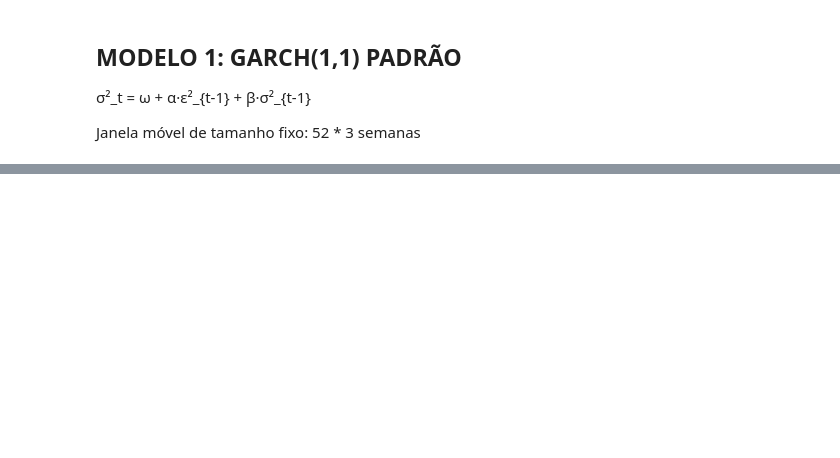
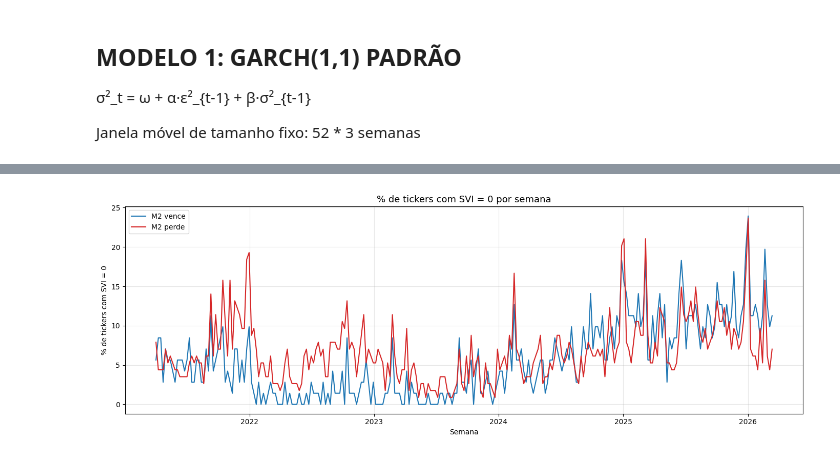
Before and after one commit to bruno-ritter/brazilain_stock_volatility_and_google_trends, a Jupyter notebook: POC_TCC_Google_Trends_v1.ipynb, the cells around one changed output, grey strips where cells are left out. Drawn from its saved outputs; the diff is of its cells as text; code cells hidden in the pictures; blank space fills up the shorter version.

```diff
--- a/POC_TCC_Google_Trends_v1.ipynb
+++ b/POC_TCC_Google_Trends_v1.ipynb
@@ -526,0 +537,7 @@ def garch_exog(grupo, col_exog="svi_diff", janela=52 * 3):
+# %%
+# Retirar ticker com x% dos dias com SVI igual a zero
+
+zeros_pct = df_trends.groupby("ticker_b3")["svi"].apply(lambda x: (x == 0).mean())
+tickers_sem_sinal = zeros_pct[zeros_pct >= 0.5].index
+tickers_com_sinal = df_trends[~df_trends["ticker_b3"].isin(tickers_sem_sinal)]["ticker_b3"].unique()
+df_final = df_final[df_final["ticker_b3"].isin(tickers_com_sinal)]
@@ -635,0 +626,4 @@ print(df_qlike["melhor"].value_counts().to_string())
+# %%
+# Retirar os ticker que tiveram ERRO ao rodar o modelo
+ticker_erro_m2 = df_previsoes[df_previsoes.status_m2 == "Singular matrix"]["ticker_b3"].unique()
+df_previsoes = df_previsoes[~df_previsoes.ticker_b3.isin(ticker_erro_m2)]
@@ -635,0 +712,9 @@ print(df_qlike["melhor"].value_counts().to_string())
+# %%
+df_qlike["melhor"] = df_qlike[list(NOMES.values())].idxmin(axis=1)
+print(df_qlike["melhor"].value_counts())
+
+# Cruzar γ-significância com qual modelo vence por ticker
+tickers_signif = df_resumo_params[df_resumo_params["pct_signif_5pct"] >= 50].index
+# Filter tickers_signif to only include those present in df_qlike's index
+tickers_signif = tickers_signif.intersection(df_qlike.index)
+print(df_qlike.loc[tickers_signif, "melhor"].value_counts())
@@ -635,0 +861,29 @@ print(df_qlike["melhor"].value_counts().to_string())
+# %%
+import matplotlib.pyplot as plt
+
+# % de tickers com svi=0 por semana, separado por grupo
+df_final["grupo"] = np.where(
+    df_final["ticker_b3"].isin(tickers_m2_vence), "M2 vence", "M2 perde"
+)
+
+zeros_semana = (
+    df_final.groupby(["semana", "grupo"])
+    .apply(lambda x: (x["svi"] == 0).mean() * 100)
+    .reset_index(name="pct_zeros")
+)
+
+fig, ax = plt.subplots(figsize=(14, 5))
+
+for grupo, cor in [("M2 vence", "#1f77b4"), ("M2 perde", "#d62728")]:
+    d = zeros_semana[zeros_semana["grupo"] == grupo]
+    ax.plot(d["semana"], d["pct_zeros"], label=grupo, color=cor, linewidth=1.5)
+
+ax.set_title("% de tickers com SVI = 0 por semana", fontsize=13)
+ax.set_xlabel("Semana")
+ax.set_ylabel("% de tickers com SVI = 0")
+ax.legend()
+ax.grid(True, alpha=0.3)
+plt.tight_layout()
+plt.show()
+# %% [output]
+[figure, added]
```
Also changed, not shown: parts of 22 cells of this notebook.
